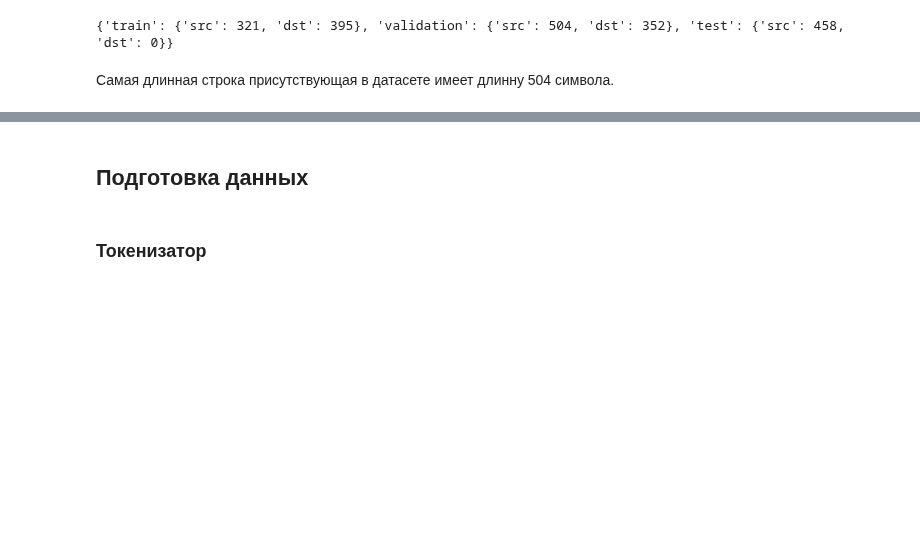
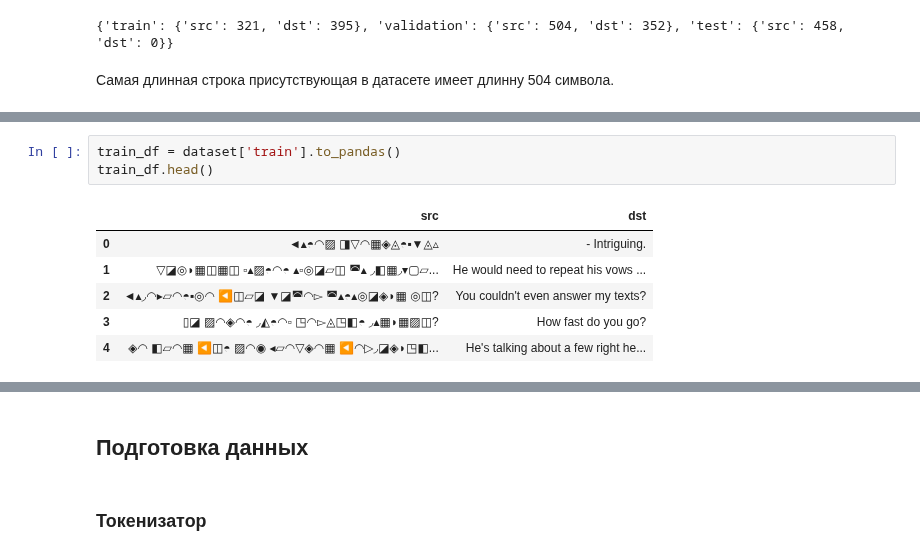
Before and after one commit to artyomboyko/Yandex-ML_2.0-Training, a Jupyter notebook: Practice/Homework_3/Homework_3.ipynb, the cells around one changed output, grey strips where cells are left out. Saved outputs shown, nothing was run; the diff lists cells and outputs as text; blank space fills up the shorter version.

```diff
--- a/Practice/Homework_3/Homework_3.ipynb
+++ b/Practice/Homework_3/Homework_3.ipynb
@@ -165,0 +176,10 @@ print(max_lengths)
+# %%
+train_df = dataset['train'].to_pandas()
+train_df.head()
+# %% [output]
+|  | src | dst |
+| 0 | ◄▴◓◠▨ ◨▽◠▦◈◬◓▪▼◬▵ | - Intriguing. |
+| 1 | ▽◪◎◗▦◫▦◫ ▫▴▨◓◠◓ ▴▫◎◪▱◫ ◚▴ ◞◧▦◞▾▢▱... | He would need to repeat his vows ... |
+| 2 | ◄▴◞◠▸▱◠◓▪◎◠ ◀◫▱◪ ▼◪◚◠▻ ◚▴◓▴◎◪◈◗▦ ◎◫? | You couldn't even answer my texts? |
+| 3 | ▯◪ ▨◠◈◠◓ ◞◭◓◠▫ ◳◠▻◬◳◧◓ ◞▴▦◗▦▨◫? | How fast do you go? |
+| 4 | ◈◠ ◧▱◠▦ ◀◫◓ ▨◠◉ ◂▱◠▽◈◠▦ ◀◠▷◞◪◈◗◳◧... | He's talking about a few right he... |
```
Also changed, not shown: parts of 26 cells of this notebook, 3 other files.
